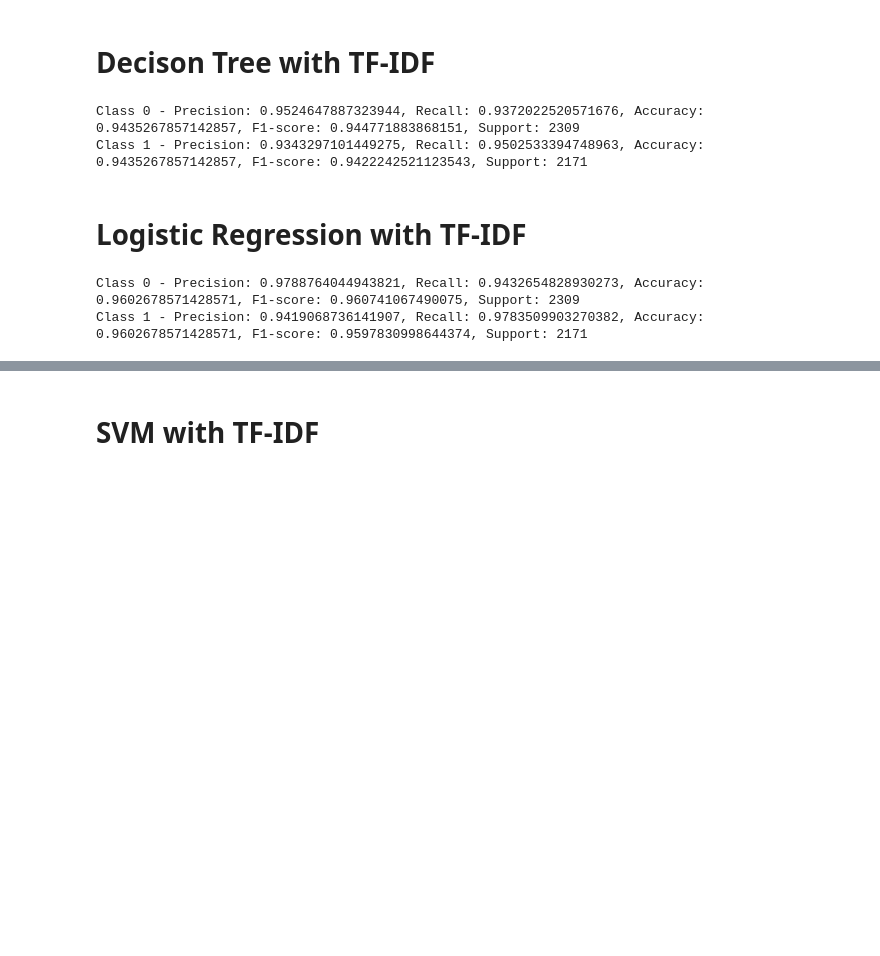
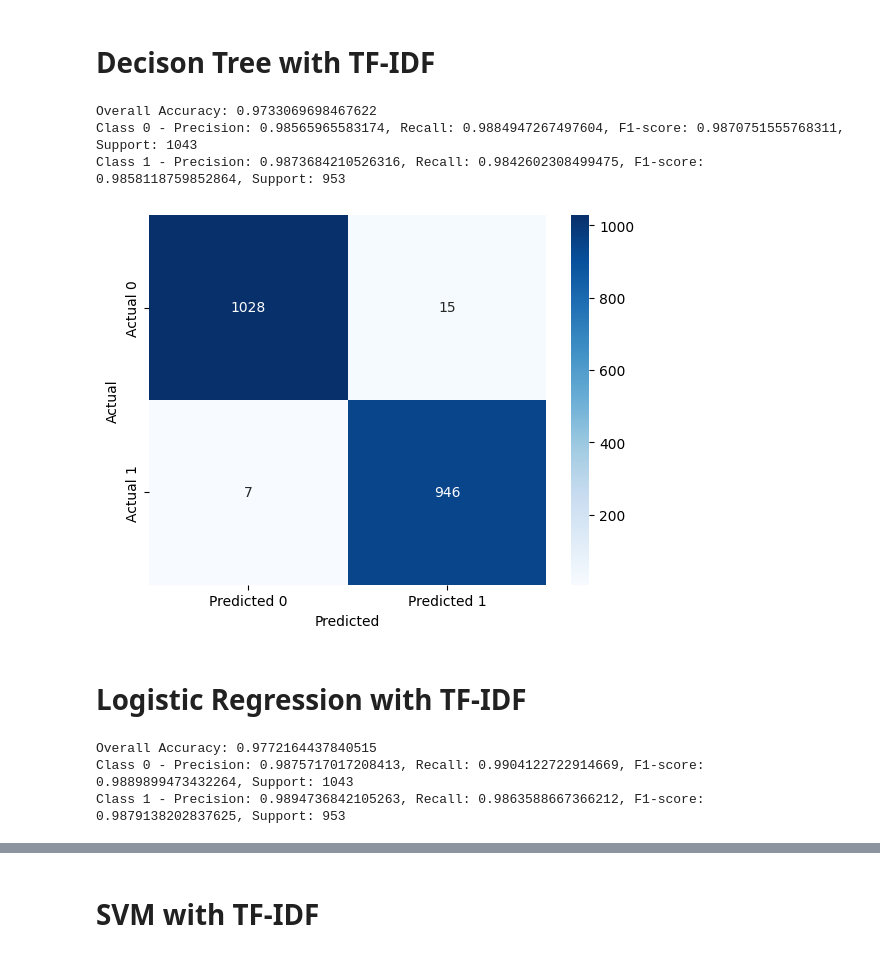
Before and after one commit to JeanMusenga/PhD-Thesis_2024_Musenga, a Jupyter notebook: Classifiers_with_TF_IDF.ipynb, the cells around one changed output, grey strips where cells are left out. Saved outputs shown, nothing was run; the diff lists cells and outputs as text; code cells hidden in the pictures; blank space fills up the shorter version.

```diff
--- a/Classifiers_with_TF_IDF.ipynb
+++ b/Classifiers_with_TF_IDF.ipynb
@@ -185,4 +208,7 @@ y_pred = dt_model.predict(X_test_vect_tf_idf)
 # %%
+# Predict on the test set
+y_pred = dt_model.predict(X_test_vect_tf_idf)
+
 from sklearn.metrics import precision_recall_fscore_support, confusion_matrix
 
 # Compute metrics for each class
@@ -192,21 +218,38 @@ precision_class, recall_class, f1_class, support_class = precision_recall_fscore
 conf_matrix = confusion_matrix(y_test, y_pred, labels=[0, 1])
 
 # Extract TP, TN, FP, FN for each class
-TP_0, FN_0 = conf_matrix[0, 0], conf_matrix[0, 1]
-FP_0, TN_0 = conf_matrix[1, 0], conf_matrix[1, 1]
+TP_0 = conf_matrix[0, 0]
+FN_0 = conf_matrix[0, 1]
+FP_0 = conf_matrix[1, 0]
+TN_0 = conf_matrix[1, 1]
 
-TP_1, FN_1 = conf_matrix[1, 1], conf_matrix[1, 0]
-FP_1, TN_1 = conf_matrix[0, 1], conf_matrix[0, 0]
+TP_1 = conf_matrix[1, 1]
+FN_1 = conf_matrix[1, 0]
+FP_1 = conf_matrix[0, 1]
+TN_1 = conf_matrix[0, 0]
 
-# Calculate accuracy for each class
-accuracy_class_0 = (TP_0 + TN_0) / (TP_0 + TN_0 + FP_0 + FN_0)
-accuracy_class_1 = (TP_1 + TN_1) / (TP_1 + TN_1 + FP_1 + FN_1)
+# Calculate overall accuracy
+accuracy = (TP_0 + TP_1) / (TP_0 + TP_1 + FP_0 + FP_1 + FN_0 + FN_1)
 
-print(f'Class 0 - Precision: {precision_class[0]}, Recall: {recall_class[0]}, Accuracy: {accuracy_class_0}, F1-score: {f1_class[0]}, Support: {support_class[0]}')
-print(f'Class 1 - Precision: {precision_class[1]}, Recall: {recall_class[1]}, Accuracy: {accuracy_class_1}, F1-score: {f1_class[1]}, Support: {support_class[1]}')
+print(f'Overall Accuracy: {accuracy}')
+print(f'Class 0 - Precision: {precision_class[0]}, Recall: {recall_class[0]}, F1-score: {f1_class[0]}, Support: {support_class[0]}')
+print(f'Class 1 - Precision: {precision_class[1]}, Recall: {recall_class[1]}, F1-score: {f1_class[1]}, Support: {support_class[1]}')
 # %% [output]
-Class 0 - Precision: 0.9524647887323944, Recall: 0.9372022520571676, Accuracy: 0.9435267857142857, F1-score: 0.944771883868151, Support: 2309
-Class 1 - Precision: 0.9343297101449275, Recall: 0.9502533394748963, Accuracy: 0.9435267857142857, F1-score: 0.9422242521123543, Support: 2171
+Overall Accuracy: 0.9733069698467622
+Class 0 - Precision: 0.98565965583174, Recall: 0.9884947267497604, F1-score: 0.9870751555768311, Support: 1043
+Class 1 - Precision: 0.9873684210526316, Recall: 0.9842602308499475, F1-score: 0.9858118759852864, Support: 953
+# %%
+from sklearn.metrics import confusion_matrix
+import seaborn as sns
+import matplotlib.pyplot as plt
+
+cm = confusion_matrix(y_test, y_pred)
+sns.heatmap(cm, annot=True, fmt='d', cmap='Blues', xticklabels=['Predicted 0', 'Predicted 1'], yticklabels=['Actual 0', 'Actual 1'])
+plt.xlabel('Predicted')
+plt.ylabel('Actual')
+plt.show()
+# %% [output]
+[figure, added]
 # %% [markdown]
 # Logistic Regression with TF-IDF
 # %%
@@ -219,4 +259,7 @@ y_pred = lg_model.predict(X_test_vect_tf_idf)
 # %%
+# Predict on the test set
+y_pred = lg_model.predict(X_test_vect_tf_idf)
+
 from sklearn.metrics import precision_recall_fscore_support, confusion_matrix
 
 # Compute metrics for each class
@@ -226,18 +269,23 @@ precision_class, recall_class, f1_class, support_class = precision_recall_fscore
 conf_matrix = confusion_matrix(y_test, y_pred, labels=[0, 1])
 
 # Extract TP, TN, FP, FN for each class
-TP_0, FN_0 = conf_matrix[0, 0], conf_matrix[0, 1]
-FP_0, TN_0 = conf_matrix[1, 0], conf_matrix[1, 1]
+TP_0 = conf_matrix[0, 0]
+FN_0 = conf_matrix[0, 1]
+FP_0 = conf_matrix[1, 0]
+TN_0 = conf_matrix[1, 1]
 
-TP_1, FN_1 = conf_matrix[1, 1], conf_matrix[1, 0]
-FP_1, TN_1 = conf_matrix[0, 1], conf_matrix[0, 0]
+TP_1 = conf_matrix[1, 1]
+FN_1 = conf_matrix[1, 0]
+FP_1 = conf_matrix[0, 1]
+TN_1 = conf_matrix[0, 0]
 
-# Calculate accuracy for each class
-accuracy_class_0 = (TP_0 + TN_0) / (TP_0 + TN_0 + FP_0 + FN_0)
-accuracy_class_1 = (TP_1 + TN_1) / (TP_1 + TN_1 + FP_1 + FN_1)
+# Calculate overall accuracy
+accuracy = (TP_0 + TP_1) / (TP_0 + TP_1 + FP_0 + FP_1 + FN_0 + FN_1)
 
-print(f'Class 0 - Precision: {precision_class[0]}, Recall: {recall_class[0]}, Accuracy: {accuracy_class_0}, F1-score: {f1_class[0]}, Support: {support_class[0]}')
-print(f'Class 1 - Precision: {precision_class[1]}, Recall: {recall_class[1]}, Accuracy: {accuracy_class_1}, F1-score: {f1_class[1]}, Support: {support_class[1]}')
+print(f'Overall Accuracy: {accuracy}')
+print(f'Class 0 - Precision: {precision_class[0]}, Recall: {recall_class[0]}, F1-score: {f1_class[0]}, Support: {support_class[0]}')
+print(f'Class 1 - Precision: {precision_class[1]}, Recall: {recall_class[1]}, F1-score: {f1_class[1]}, Support: {support_class[1]}')
 # %% [output]
-Class 0 - Precision: 0.9788764044943821, Recall: 0.9432654828930273, Accuracy: 0.9602678571428571, F1-score: 0.960741067490075, Support: 2309
-Class 1 - Precision: 0.9419068736141907, Recall: 0.9783509903270382, Accuracy: 0.9602678571428571, F1-score: 0.9597830998644374, Support: 2171
+Overall Accuracy: 0.9772164437840515
+Class 0 - Precision: 0.9875717017208413, Recall: 0.9904122722914669, F1-score: 0.9889899473432264, Support: 1043
+Class 1 - Precision: 0.9894736842105263, Recall: 0.9863588667366212, F1-score: 0.9879138202837625, Support: 953
```
Also changed, not shown: parts of 23 cells of this notebook.
